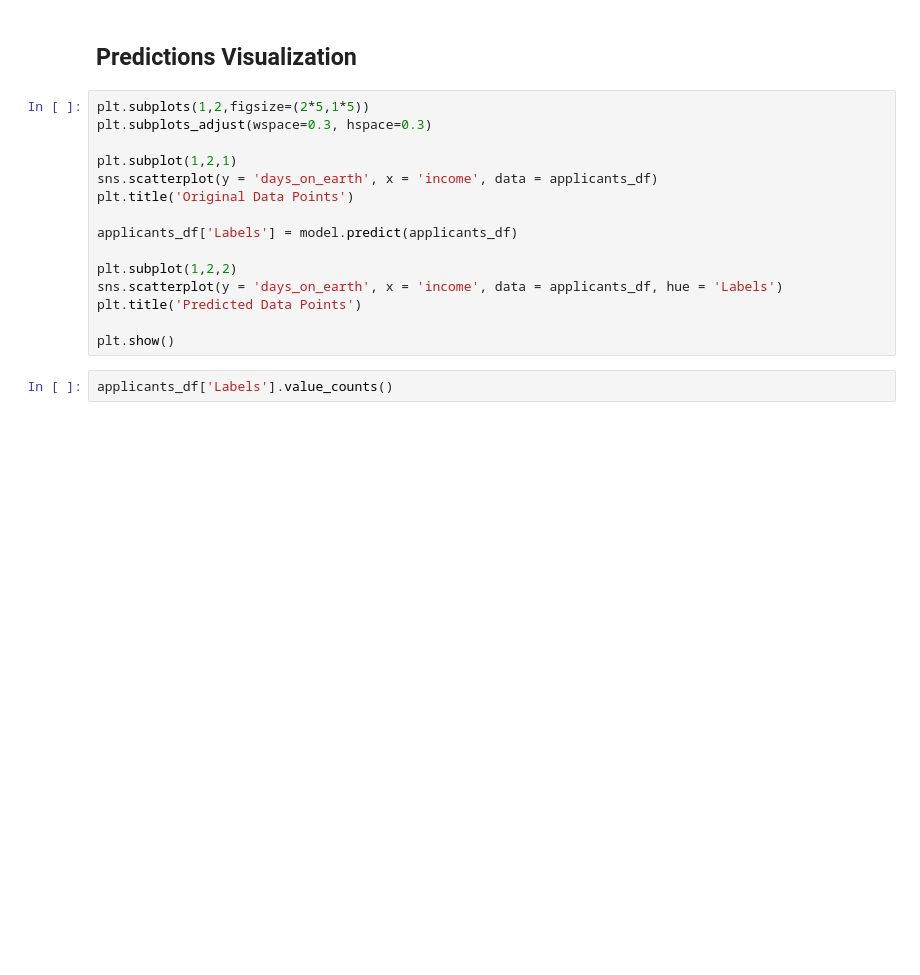
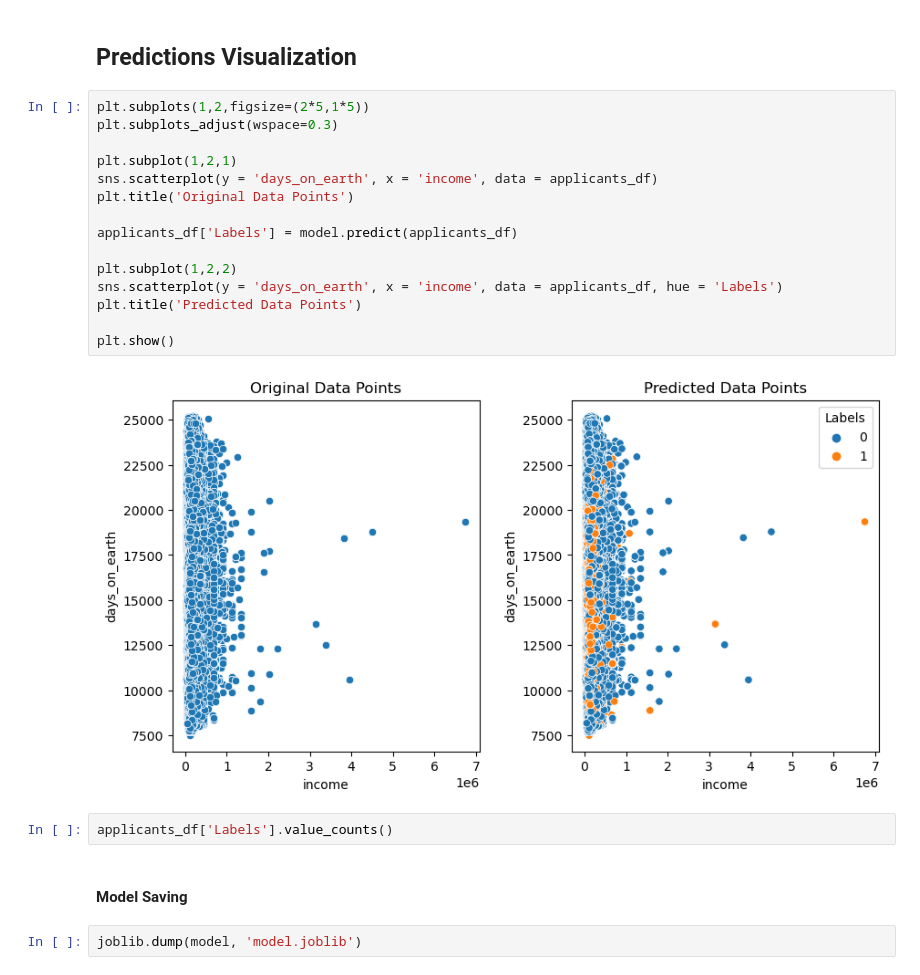
Before and after one commit to madhavpani/Credict_Card_Approval, a Jupyter notebook: Credit Card Approval.ipynb, the cells around one changed output. Cells and saved outputs as stored; diff of their text form; blank space fills up the shorter version.

```diff
--- a/Credit Card Approval.ipynb
+++ b/Credit Card Approval.ipynb
@@ -387,18 +463,24 @@ print('Davies bouldin Score: ', davies_bouldin_score(X_pr, model.steps[1][1].lab
 ## Predictions Visualization
 # %%
 plt.subplots(1,2,figsize=(2*5,1*5))
-plt.subplots_adjust(wspace=0.3, hspace=0.3)
+plt.subplots_adjust(wspace=0.3)
 
 plt.subplot(1,2,1)
 sns.scatterplot(y = 'days_on_earth', x = 'income', data = applicants_df)
 plt.title('Original Data Points')
 
 applicants_df['Labels'] = model.predict(applicants_df)
 
 plt.subplot(1,2,2)
 sns.scatterplot(y = 'days_on_earth', x = 'income', data = applicants_df, hue = 'Labels')
 plt.title('Predicted Data Points')
 
 plt.show()
+# %% [output]
+[figure, added]
 # %%
 applicants_df['Labels'].value_counts()
+# %% [markdown]
+#### Model Saving
+# %%
+joblib.dump(model, 'model.joblib')
```
Also changed, not shown: parts of 18 cells of this notebook, 5 other files.
